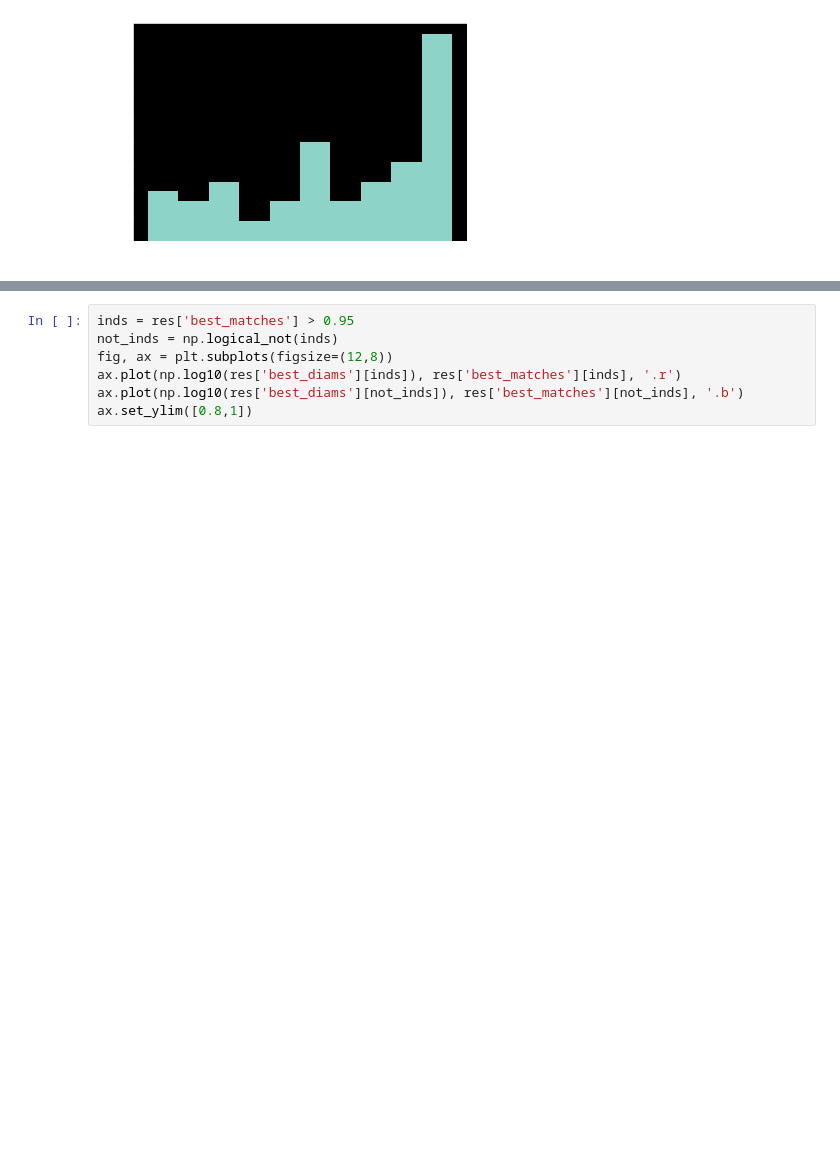
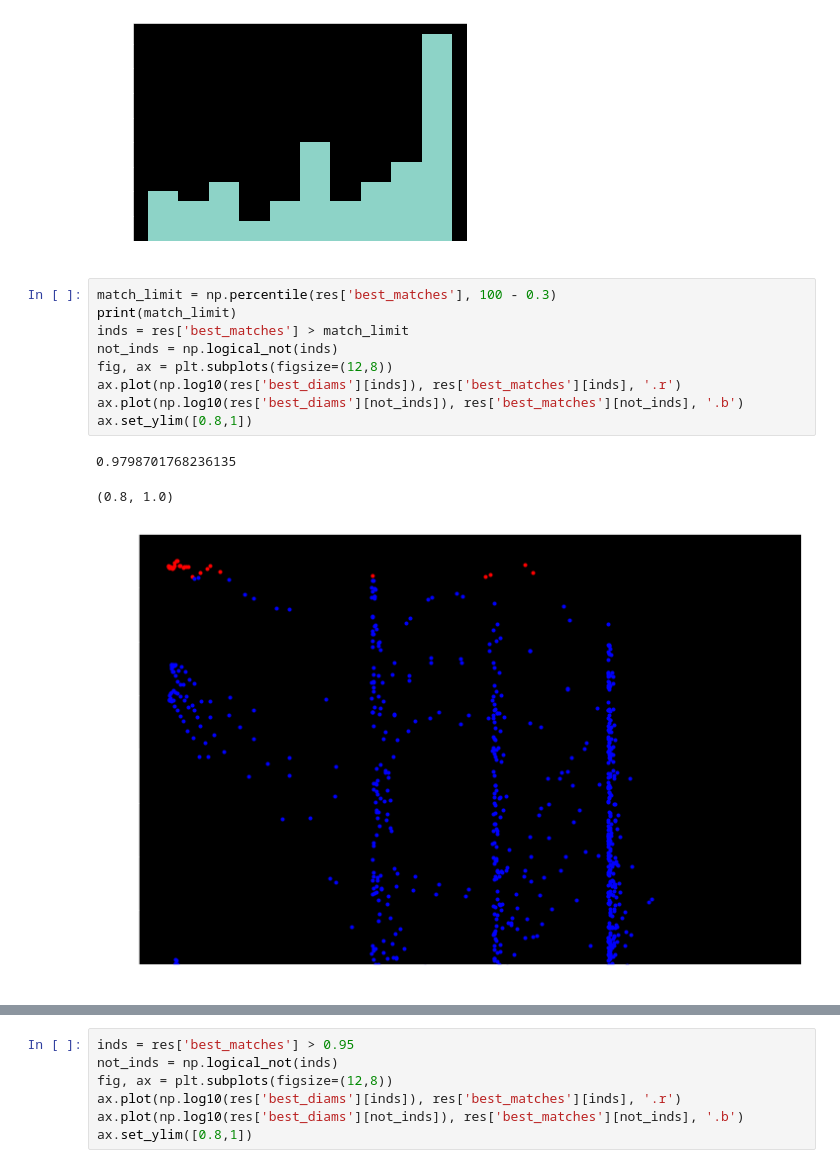
Before and after one commit to jvierine/antisat_analysis, a Jupyter notebook: projects/data_explore.ipynb, the cells around one changed output, grey strips where cells are left out. Cells and saved outputs as stored; diff of their text form; blank space fills up the shorter version.

```diff
--- a/projects/data_explore.ipynb
+++ b/projects/data_explore.ipynb
@@ -94,3 +94,16 @@ plt.hist(res['best_matches'][res['best_matches'] > 0.95])
         0.98756919]),
  <BarContainer object of 10 artists>)
 [figure]
+# %%
+match_limit = np.percentile(res['best_matches'], 100 - 0.3)
+print(match_limit)
+inds = res['best_matches'] > match_limit
+not_inds = np.logical_not(inds)
+fig, ax = plt.subplots(figsize=(12,8))
+ax.plot(np.log10(res['best_diams'][inds]), res['best_matches'][inds], '.r')
+ax.plot(np.log10(res['best_diams'][not_inds]), res['best_matches'][not_inds], '.b')
+ax.set_ylim([0.8,1])
+# %% [output]
+0.9798701768236135
+(0.8, 1.0)
+[figure, added]
```
Also changed, not shown: parts of 9 cells of this notebook.
